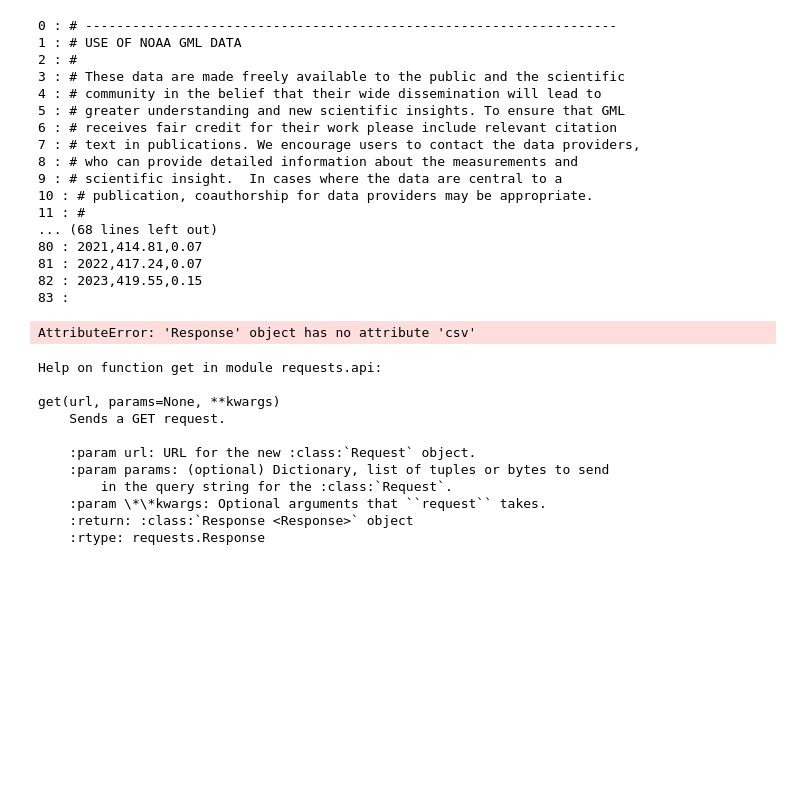
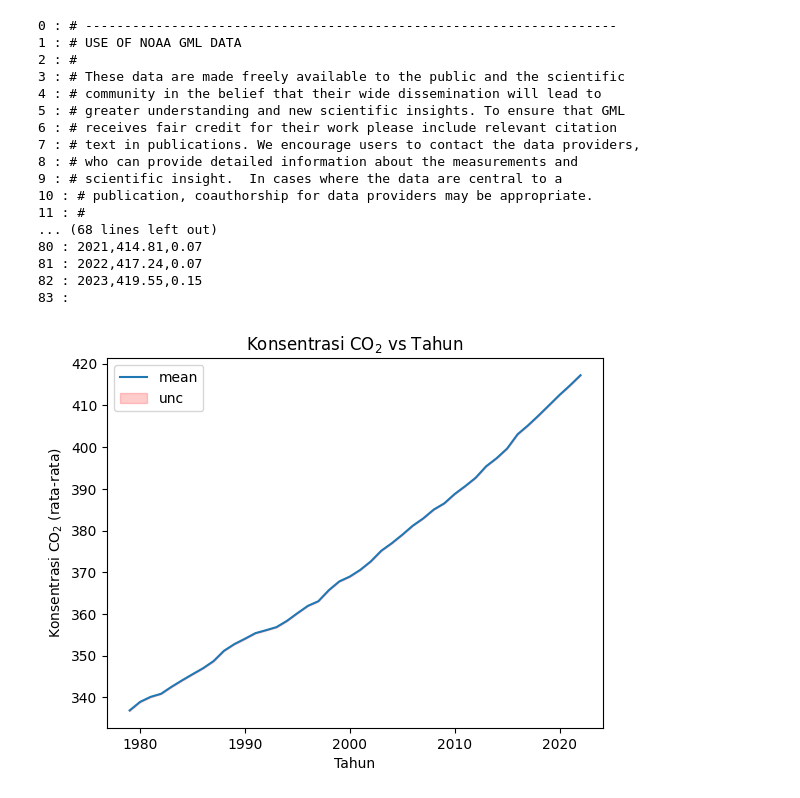
Before and after one commit to RendiZein/Metode-Rekayasa-Komputasi, a Jupyter notebook: T01_530067.ipynb, the cells around one changed output. Saved outputs shown, nothing was run; the diff lists cells and outputs as text; code cells hidden in the pictures; blank space fills up the shorter version.

```diff
--- a/T01_530067.ipynb
+++ b/T01_530067.ipynb
@@ -611,22 +628,23 @@ for row,r in enumerate(text):
 81 : 2022,417.24,0.07
 82 : 2023,419.55,0.15
 83 :
-# %%
-csv_file_url='https://gml.noaa.gov/webdata/ccgg/trends/co2/co2_annmean_gl.csv'
-text = requests.get(csv_file_url).csv.split('\n')
-# %% [output]
-AttributeError: 'Response' object has no attribute 'csv'
-# %%
-help(requests.get)
-# %% [output]
-Help on function get in module requests.api:
-
-get(url, params=None, **kwargs)
-    Sends a GET request.
-
-    :param url: URL for the new :class:`Request` object.
-    :param params: (optional) Dictionary, list of tuples or bytes to send
-        in the query string for the :class:`Request`.
-    :param \*\*kwargs: Optional arguments that ``request`` takes.
-    :return: :class:`Response <Response>` object
-    :rtype: requests.Response
+# %%
+def realtime():
+  csv_file_url='https://gml.noaa.gov/webdata/ccgg/trends/co2/co2_annmean_gl.csv'
+  text = requests.get(csv_file_url).text.split('\n')
+  text=text[37:-1] #37 adalah baris pertama yaitu headernya sedangkan -1 adalah baris ke-2 terakhir
+  data= [row.split(',')for row in text[1:-1]]
+  kolom=text[0].split(',')
+  df=pd.DataFrame(data, columns=kolom)
+  df=df.astype({'year': 'int','mean': 'float', 'unc': 'float'})
+  plt.plot(df['year'],df['mean'], label='mean') #plot tahun sebagai sumbu-y dan rata-rata sebagai sumbu-x
+  plt.fill_between(df['year'],df['mean']+df['unc'],df['mean']-df['unc'], alpha=0.2, label='unc', color="red") #menampilkan bayangan untuk ketidak pastian
+  plt.title('Konsentrasi CO$_2$ vs Tahun')
+  plt.xlabel("Tahun")
+  plt.ylabel("Konsentrasi CO$_2$ (rata-rata)")
+  plt.legend()
+  plt.plot()
+# %%
+realtime()
+# %% [output]
+[figure, added]
```
Also changed, not shown: parts of 10 cells of this notebook.
